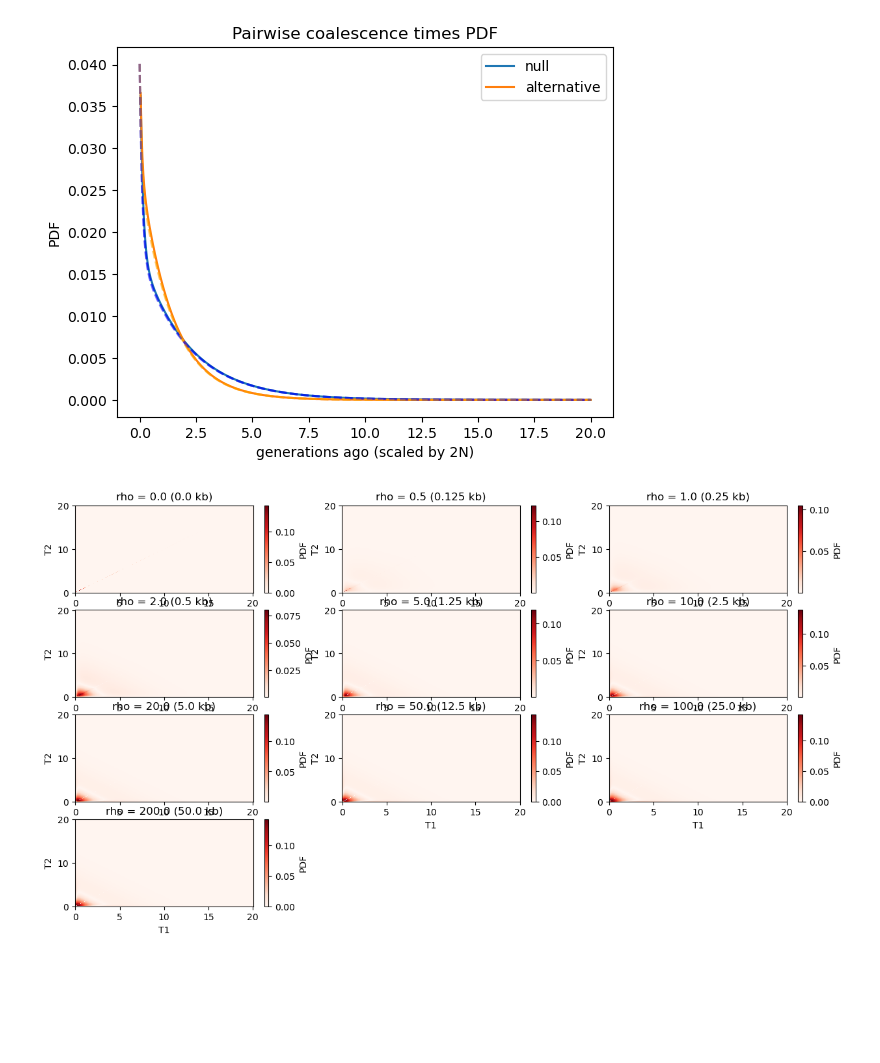
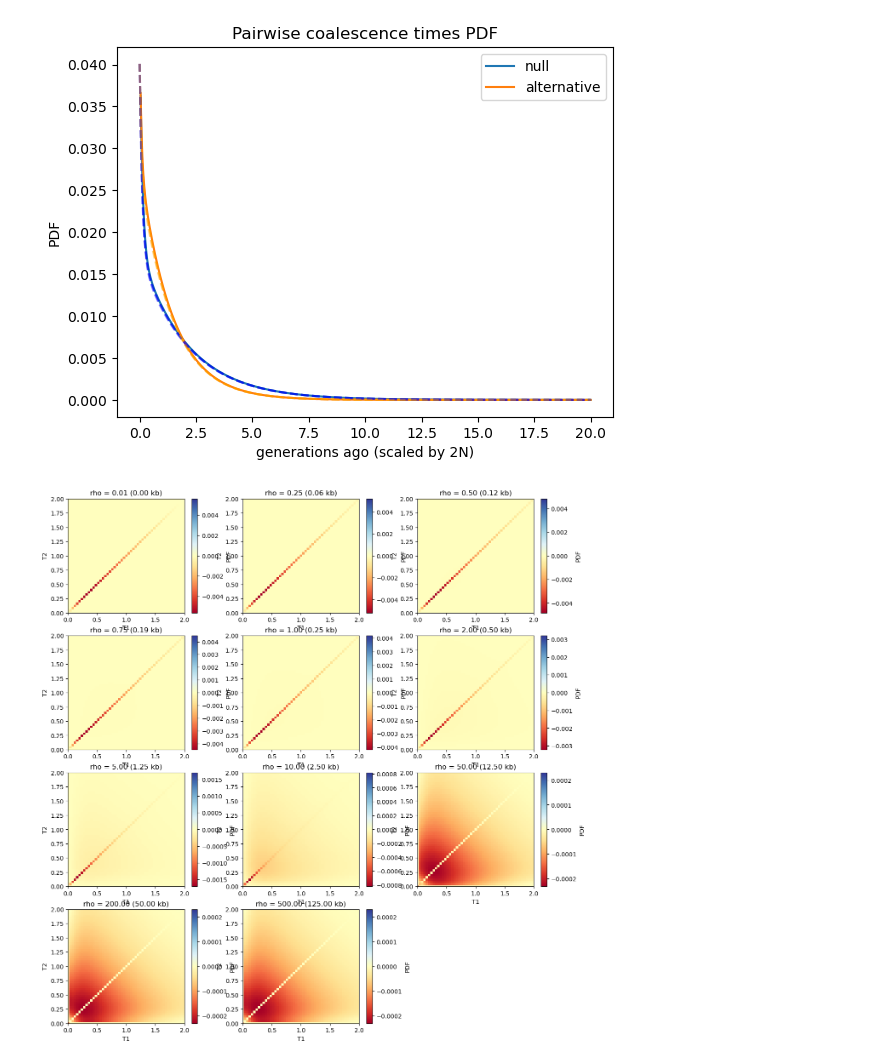
Before and after one commit to RubyRedlich/admixture_duration, a Jupyter notebook: two_locus/quick_tests.ipynb, the cells around one changed output. Drawn from its saved outputs; the diff is of its cells as text; code cells hidden in the pictures; blank space fills up the shorter version.

```diff
--- a/two_locus/quick_tests.ipynb
+++ b/two_locus/quick_tests.ipynb
@@ -28,7 +28,8 @@ migration_rates_alt = np.array([
 ])
 
 # For two locus case, loop through recombination distances and get the null/alt PDFs + KL divergences
-rho = [0,0.5,1,2,5,10,20,50,100,200]
+# rho = [0.01,0.25,0.5,0.75,1,2,5,10,50,200,500]
+rho = np.linspace(0,200,20)
 recombination_rates = [r / (4*DEME_SIZES[0]) for r in rho]
 two_locus_models = []
 for r in recombination_rates:
@@ -95,19 +96,38 @@ plt.show()
 [figure]
 # %%
 # Plot difference between null and alt heatmaps
-fig, axes = plt.subplots(4,3,figsize=(3*5,2*4))
+from matplotlib.colors import CenteredNorm
+
+nrow, ncol = 4, 3
+fig, axes = plt.subplots(nrow, ncol,figsize=(5*ncol,4*nrow))
 axes_flat = axes.flatten()
 
 for ax in axes_flat:
     ax.set_visible(False)
 
 for i, r in enumerate(recombination_rates):
+    # handle difference in density on vs. off diagonal
     time_bins = two_locus_models[i][0].joint_pdf[1]
-    pdf_diff = np.abs(two_locus_models[i][0].joint_pdf[0] - two_locus_models[i][1].joint_pdf[0])
-    plot_pdf(time_bins, time_bins, pdf_diff, cmap="Reds", kind='heatmap', ax=axes_flat[i])
-    axes_flat[i].set_title(f"rho = {4*DEME_SIZES[0]*r} ({r/1e-4} kb)")
+    null, alt = two_locus_models[i]
+    time_bins = null.joint_pdf[1]
+    dt = time_bins[1] - time_bins[0]
+    null = null.joint_pdf[0]
+    alt = alt.joint_pdf[0]
+    grid = np.full(null.shape, dt*dt)
+    np.fill_diagonal(grid, dt)
+    null = null * grid
+    alt = alt * grid
+    null_total = null.sum()
+    null = null / null_total if null_total > 0 else null
+    alt_total = alt.sum()
+    alt = alt / alt_total if alt_total > 0 else alt
+    pdf_diff = null - alt
+    plot_pdf(time_bins, time_bins, pdf_diff, cmap="RdYlBu", kind='heatmap', ax=axes_flat[i], norm=CenteredNorm())
+    axes_flat[i].set_title(f"rho = {(4*DEME_SIZES[0]*r):.2f} ({(r/1e-4):.2f} kb)")
     axes_flat[i].set_visible(True)
+    axes_flat[i].set_xlim(0,2)
+    axes_flat[i].set_ylim(0,2)
 
 plt.show()
 # %% [output]
-[figure, old version]
+[figure, new version]
```
Also changed, not shown: parts of 3 cells of this notebook.
